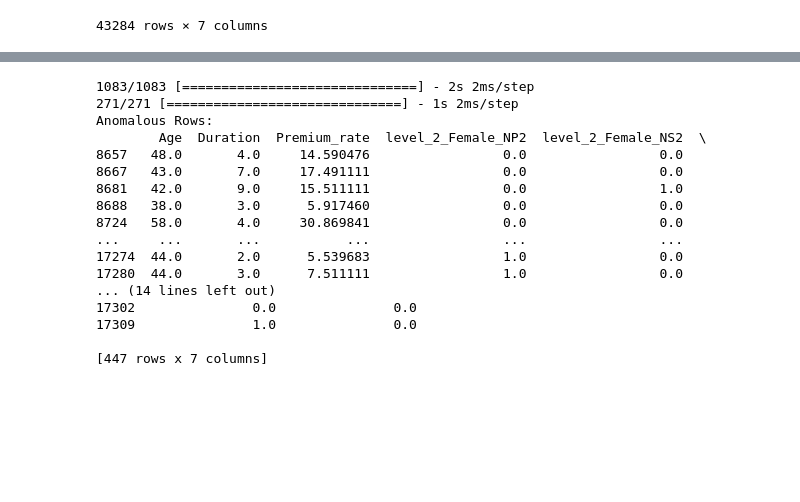
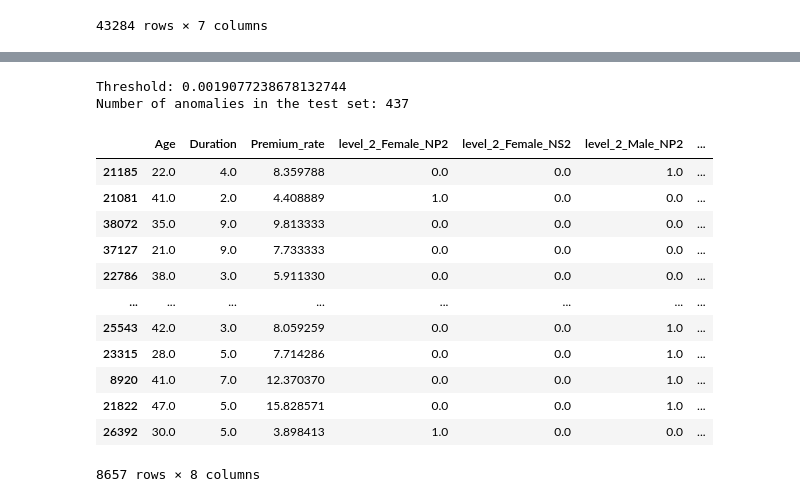
Before and after one commit to Dhaneshkp/DesktopAssistant, a Jupyter notebook: DATA_processing.ipynb, the cells around one changed output, grey strips where cells are left out. Drawn from its saved outputs; the diff is of its cells as text; code cells hidden in the pictures; blank space fills up the shorter version.

```diff
--- a/DATA_processing.ipynb
+++ b/DATA_processing.ipynb
@@ -348,19 +348,19 @@ result_df_encoded
 | 43283 | 36.0 | 4.0 | 6.016629 | 0.0 | 0.0 | 0.0 | ... |
 43284 rows × 7 columns
 # %%
-
+#test_df_with_anomalies = result_df_encoded.iloc[X_test.index].copy()  # X_test is a numpy array and does not have an index
 # Reshape the data to 3D for CNN input
 data_array = result_df_encoded.values  # Extract the underlying NumPy array
 data_reshaped = data_array.reshape(-1, 7, 1)
 
 # Split the data into training and test sets
 X_train, X_test = train_test_split(data_reshaped, test_size=0.2, random_state=42)
-
+train_indices, test_indices = train_test_split(result_df_encoded.index, test_size=0.2, random_state=42)
 # Define the CNN architecture
 input_shape = (X_train.shape[1], X_train.shape[2])
 input_layer = Input(shape=input_shape)
 
-conv_layer = Conv1D(32, kernel_size=2, activation="relu")(input_layer)
+conv_layer = Conv1D(32, kernel_size=3, activation="relu")(input_layer)
 conv_layer = MaxPooling1D(pool_size=1)(conv_layer)
 conv_layer = Flatten()(conv_layer)
 
@@ -415,29 +415,28 @@ Number of anomalies in the test set: 430
-# %%
-# Get the indices of the anomalous rows in the original test set
-anomalous_indices = np.where(anomalies)[0]
-
-# Extract the anomalous rows from the original test DataFrame
-# Assuming 'result_df_encoded' was used to create X_test
-original_test_df = result_df_encoded.iloc[X_test.shape[0]:]  # Get the portion of the DataFrame corresponding to the test set
-anomalous_rows = original_test_df.iloc[anomalous_indices]
-
-# Print the anomalous rows
-print(f"Anomalous Rows:\n{anomalous_rows}")
-# %% [output]
-1083/1083 [==============================] - 2s 2ms/step
-271/271 [==============================] - 1s 2ms/step
-Anomalous Rows:
-        Age  Duration  Premium_rate  level_2_Female_NP2  level_2_Female_NS2  \
-8657   48.0       4.0     14.590476                 0.0                 0.0
-8667   43.0       7.0     17.491111                 0.0                 0.0
-8681   42.0       9.0     15.511111                 0.0                 1.0
-8688   38.0       3.0      5.917460                 0.0                 0.0
-8724   58.0       4.0     30.869841                 0.0                 0.0
-...     ...       ...           ...                 ...                 ...
-17274  44.0       2.0      5.539683                 1.0                 0.0
-17280  44.0       3.0      7.511111                 1.0                 0.0
-... (14 lines left out)
-17302               0.0               0.0
-17309               1.0               0.0
-
-[447 rows x 7 columns]
+# %%
+# Create a copy of the original test DataFrame
+test_df_with_anomalies = result_df_encoded.iloc[test_indices].copy()
+
+# Add an 'anomaly' column to the test DataFrame
+test_df_with_anomalies['anomaly'] = anomalies
+
+print(f"Threshold: {threshold}")
+print(f"Number of anomalies in the test set: {np.sum(anomalies)}")
+
+# Display the test DataFrame with anomaly tags
+test_df_with_anomalies
+# %% [output]
+Threshold: 0.0019077238678132744
+Number of anomalies in the test set: 437
+|  | Age | Duration | Premium_rate | level_2_Female_NP2 | level_2_Female_NS2 | level_2_Male_NP2 | ... |
+| 21185 | 22.0 | 4.0 | 8.359788 | 0.0 | 0.0 | 1.0 | ... |
+| 21081 | 41.0 | 2.0 | 4.408889 | 1.0 | 0.0 | 0.0 | ... |
+| 38072 | 35.0 | 9.0 | 9.813333 | 0.0 | 0.0 | 0.0 | ... |
+| 37127 | 21.0 | 9.0 | 7.733333 | 0.0 | 0.0 | 0.0 | ... |
+| 22786 | 38.0 | 3.0 | 5.911330 | 0.0 | 0.0 | 0.0 | ... |
+| ... | ... | ... | ... | ... | ... | ... | ... |
+| 25543 | 42.0 | 3.0 | 8.059259 | 0.0 | 0.0 | 1.0 | ... |
+| 23315 | 28.0 | 5.0 | 7.714286 | 0.0 | 0.0 | 1.0 | ... |
+| 8920 | 41.0 | 7.0 | 12.370370 | 0.0 | 0.0 | 1.0 | ... |
+| 21822 | 47.0 | 5.0 | 15.828571 | 0.0 | 0.0 | 1.0 | ... |
+| 26392 | 30.0 | 5.0 | 3.898413 | 1.0 | 0.0 | 0.0 | ... |
+8657 rows × 8 columns
```
Also changed, not shown: parts of 1 cell of this notebook.
